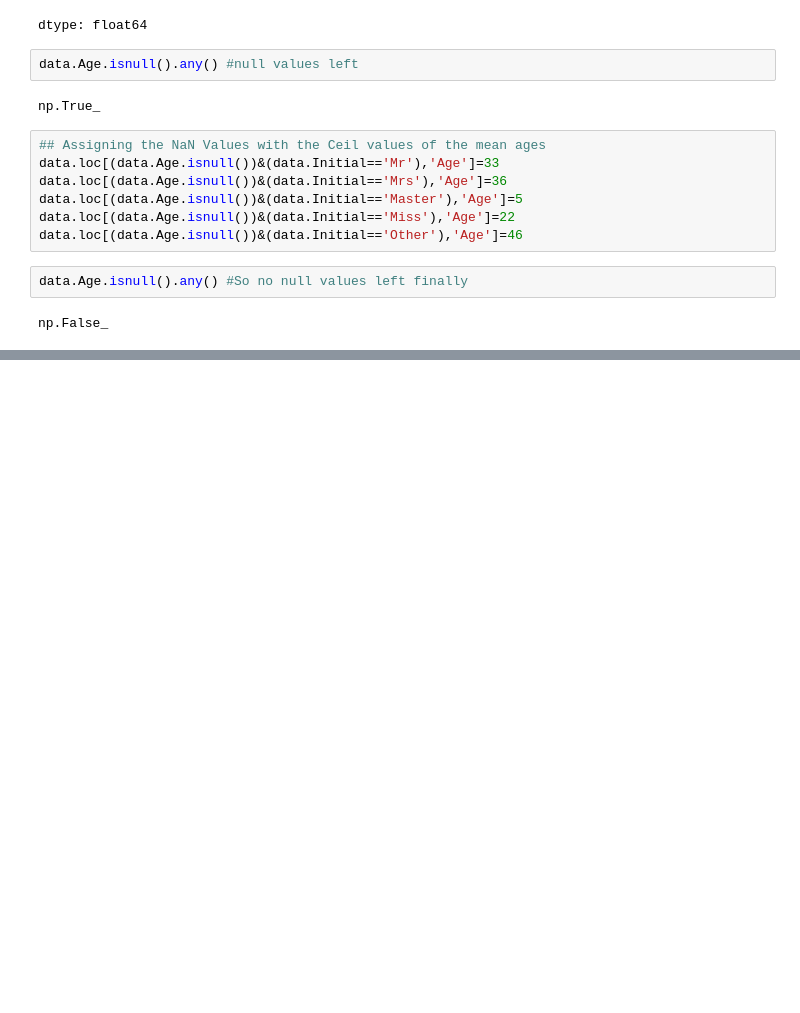
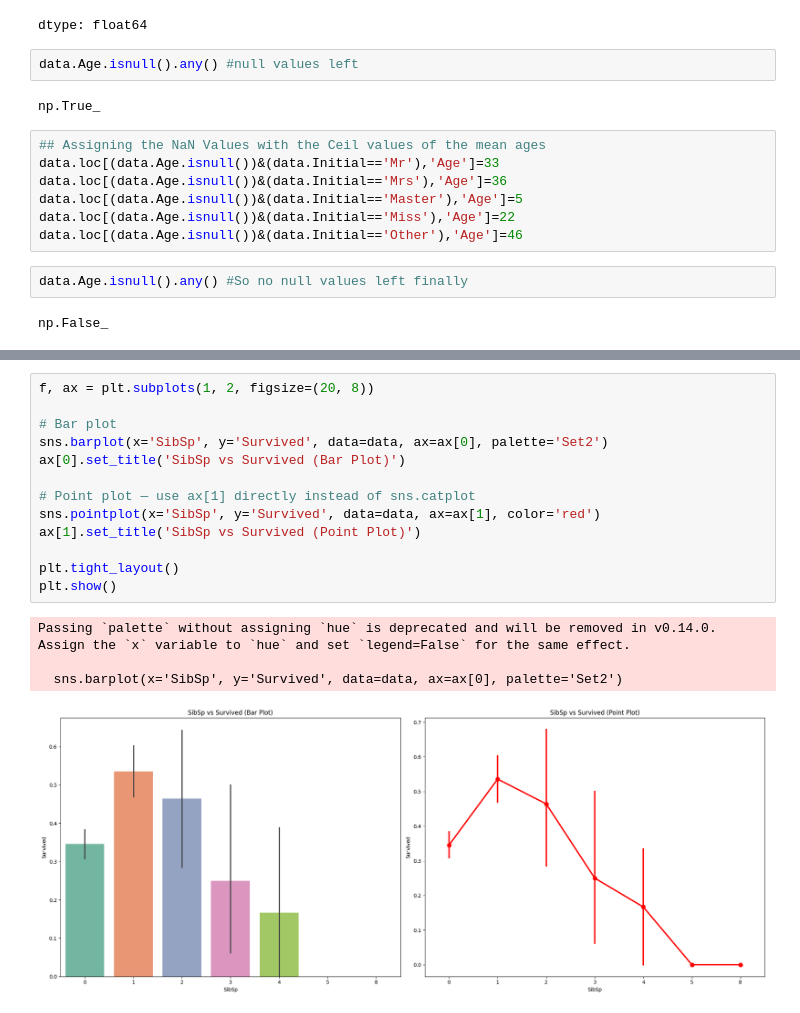
Before and after one commit to Shanmukhappa-paraddi/Data_Science_Projects, a Jupyter notebook: Titanic_Disaster_Analysis/titanic_disaster_analysis.ipynb, the cells around one changed output, grey strips where cells are left out. Cells and saved outputs as stored; diff of their text form; blank space fills up the shorter version.

```diff
--- a/Titanic_Disaster_Analysis/titanic_disaster_analysis.ipynb
+++ b/Titanic_Disaster_Analysis/titanic_disaster_analysis.ipynb
@@ -321,0 +403,18 @@ np.False_
+# %%
+f, ax = plt.subplots(1, 2, figsize=(20, 8))
+
+# Bar plot
+sns.barplot(x='SibSp', y='Survived', data=data, ax=ax[0], palette='Set2')
+ax[0].set_title('SibSp vs Survived (Bar Plot)')
+
+# Point plot — use ax[1] directly instead of sns.catplot
+sns.pointplot(x='SibSp', y='Survived', data=data, ax=ax[1], color='red')
+ax[1].set_title('SibSp vs Survived (Point Plot)')
+
+plt.tight_layout()
+plt.show()
+# %% [output]
+Passing `palette` without assigning `hue` is deprecated and will be removed in v0.14.0. Assign the `x` variable to `hue` and set `legend=False` for the same effect.
+
+  sns.barplot(x='SibSp', y='Survived', data=data, ax=ax[0], palette='Set2')
+[figure, added]
```
Also changed, not shown: parts of 45 cells of this notebook.
